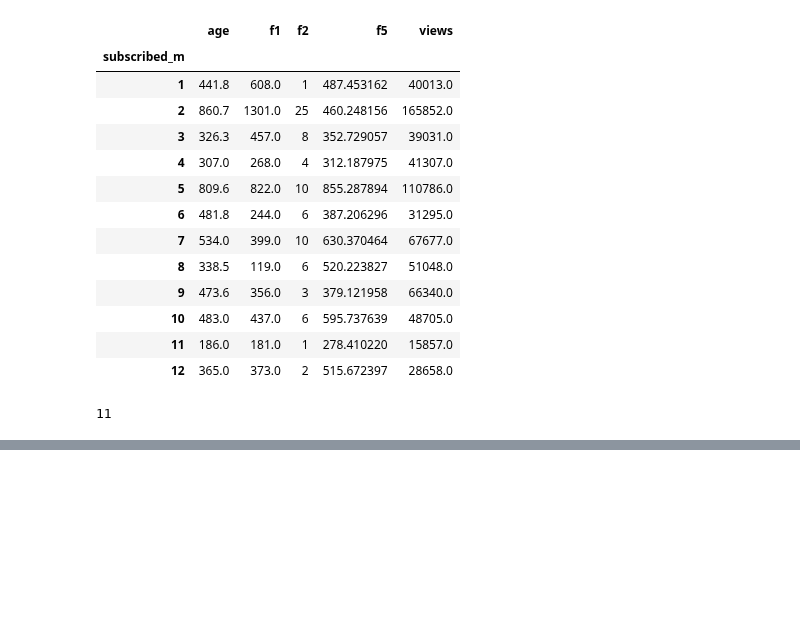
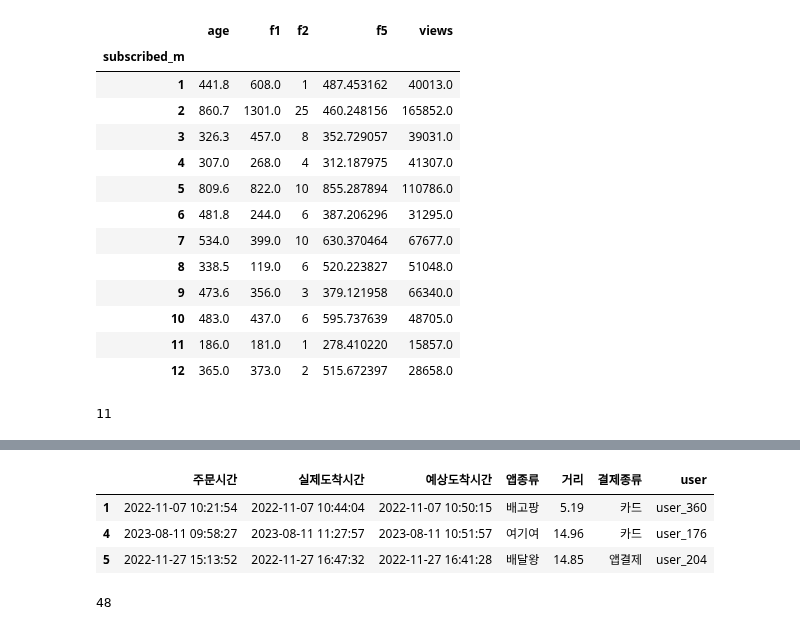
Before and after one commit to YoungriKIM/Engineer_Big_Data_Analysis, a Jupyter notebook: 퇴근후딴짓/part1/ch3/selfstudy.ipynb, the cells around one changed output, grey strips where cells are left out. Saved outputs shown, nothing was run; the diff lists cells and outputs as text; code cells hidden in the pictures; blank space fills up the shorter version.

```diff
--- a/퇴근후딴짓/part1/ch3/selfstudy.ipynb
+++ b/퇴근후딴짓/part1/ch3/selfstudy.ipynb
@@ -509,0 +588,18 @@ int(by_month_sum['views'].idxmin())
+# %%
+# 24
+df = pd.read_csv('delivery_time.csv')
+
+# 사용자별 주문 거리의 합계가 50km 이상인 사람들의 결제 방식을 구하기
+user_df = df.groupby('user')[['거리']].sum()
+user_df[user_df['거리'] >= 50].index
+over50_df = df[df['user'].isin(user_df[user_df['거리'] >= 50].index)]
+display(over50_df.head(3))
+
+# 이 결제 방식 중 가장 빈도가 높은 수 구하기
+over50_df.groupby('결제종류').count()['주문시간'].max()
+# %% [output]
+|  | 주문시간 | 실제도착시간 | 예상도착시간 | 앱종류 | 거리 | 결제종류 | user |
+| 1 | 2022-11-07 10:21:54 | 2022-11-07 10:44:04 | 2022-11-07 10:50:15 | 배고팡 | 5.19 | 카드 | user_360 |
+| 4 | 2023-08-11 09:58:27 | 2023-08-11 11:27:57 | 2023-08-11 10:51:57 | 여기여 | 14.96 | 카드 | user_176 |
+| 5 | 2022-11-27 15:13:52 | 2022-11-27 16:47:32 | 2022-11-27 16:41:28 | 배달왕 | 14.85 | 앱결제 | user_204 |
+48
```
Also changed, not shown: parts of 5 cells of this notebook, 1 other file.
